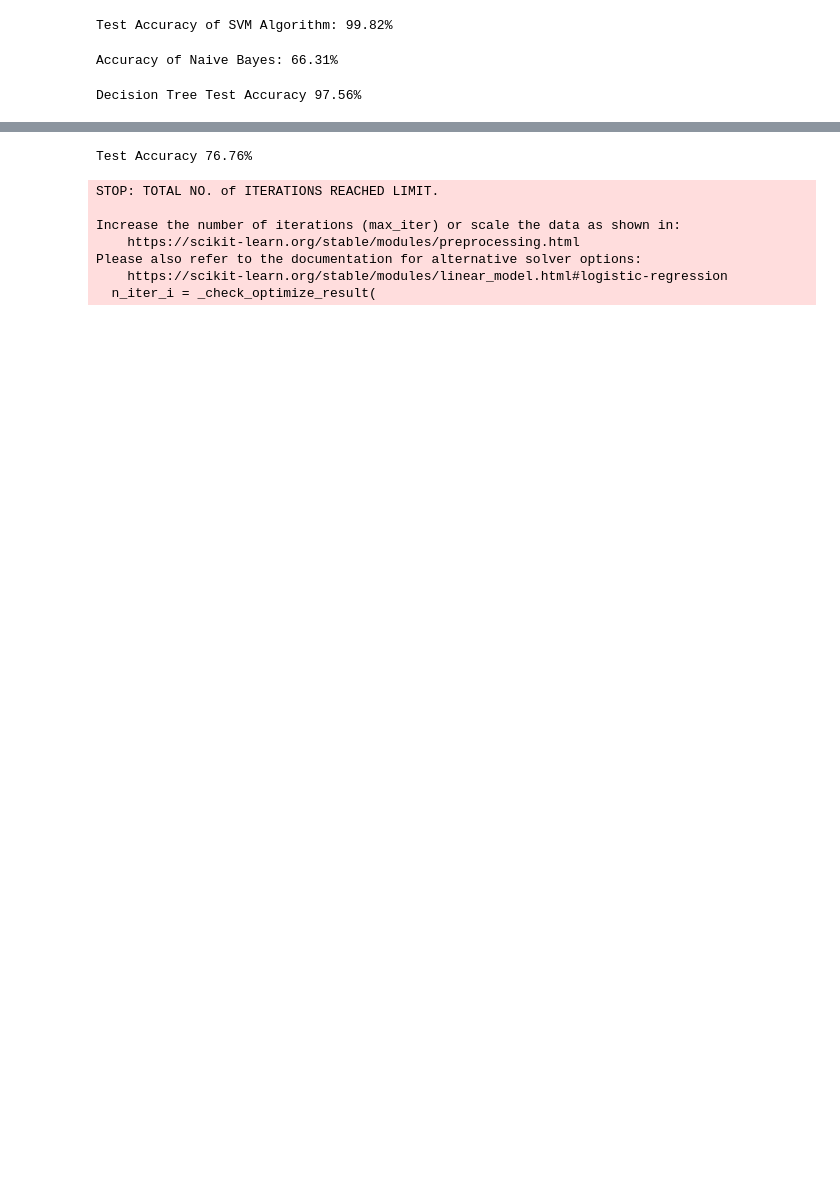
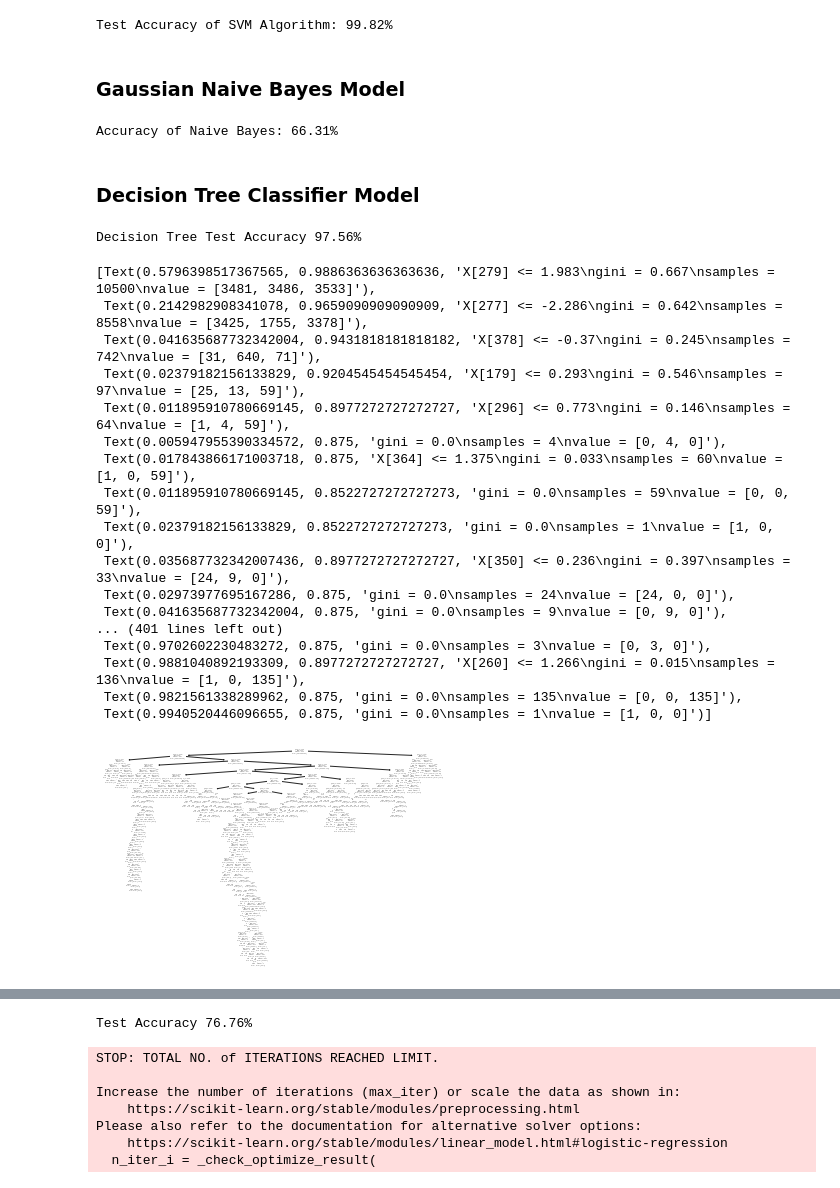
Before and after one commit to veysiadn/acustic-emission-models, a Jupyter notebook: sklearn_tests.ipynb, the cells around one changed output, grey strips where cells are left out. Cells and saved outputs as stored; diff of their text form; code cells hidden in the pictures; blank space fills up the shorter version.

```diff
--- a/sklearn_tests.ipynb
+++ b/sklearn_tests.ipynb
@@ -333,6 +326,8 @@ accuracies['SVM'] = acc
 print("Test Accuracy of SVM Algorithm: {:.2f}%".format(acc))
 # %% [output]
 Test Accuracy of SVM Algorithm: 99.82%
+# %% [markdown]
+### Gaussian Naive Bayes Model
 # %%
 from sklearn.naive_bayes import GaussianNB
 nb = GaussianNB()
@@ -343,5 +338,7 @@ accuracies['Naive Bayes'] = acc
 print("Accuracy of Naive Bayes: {:.2f}%".format(acc))
 # %% [output]
 Accuracy of Naive Bayes: 66.31%
+# %% [markdown]
+### Decision Tree Classifier Model
 # %%
 from sklearn.tree import DecisionTreeClassifier
@@ -353,3 +351,24 @@ accuracies['Decision Tree'] = acc
 print("Decision Tree Test Accuracy {:.2f}%".format(acc))
 # %% [output]
 Decision Tree Test Accuracy 97.56%
+# %%
+tree.plot_tree(dtc)
+# %% [output]
+[Text(0.5796398517367565, 0.9886363636363636, 'X[279] <= 1.983\ngini = 0.667\nsamples = 10500\nvalue = [3481, 3486, 3533]'),
+ Text(0.2142982908341078, 0.9659090909090909, 'X[277] <= -2.286\ngini = 0.642\nsamples = 8558\nvalue = [3425, 1755, 3378]'),
+ Text(0.041635687732342004, 0.9431818181818182, 'X[378] <= -0.37\ngini = 0.245\nsamples = 742\nvalue = [31, 640, 71]'),
+ Text(0.02379182156133829, 0.9204545454545454, 'X[179] <= 0.293\ngini = 0.546\nsamples = 97\nvalue = [25, 13, 59]'),
+ Text(0.011895910780669145, 0.8977272727272727, 'X[296] <= 0.773\ngini = 0.146\nsamples = 64\nvalue = [1, 4, 59]'),
+ Text(0.005947955390334572, 0.875, 'gini = 0.0\nsamples = 4\nvalue = [0, 4, 0]'),
+ Text(0.017843866171003718, 0.875, 'X[364] <= 1.375\ngini = 0.033\nsamples = 60\nvalue = [1, 0, 59]'),
+ Text(0.011895910780669145, 0.8522727272727273, 'gini = 0.0\nsamples = 59\nvalue = [0, 0, 59]'),
+ Text(0.02379182156133829, 0.8522727272727273, 'gini = 0.0\nsamples = 1\nvalue = [1, 0, 0]'),
+ Text(0.035687732342007436, 0.8977272727272727, 'X[350] <= 0.236\ngini = 0.397\nsamples = 33\nvalue = [24, 9, 0]'),
+ Text(0.02973977695167286, 0.875, 'gini = 0.0\nsamples = 24\nvalue = [24, 0, 0]'),
+ Text(0.041635687732342004, 0.875, 'gini = 0.0\nsamples = 9\nvalue = [0, 9, 0]'),
+... (401 lines left out)
+ Text(0.9702602230483272, 0.875, 'gini = 0.0\nsamples = 3\nvalue = [0, 3, 0]'),
+ Text(0.9881040892193309, 0.8977272727272727, 'X[260] <= 1.266\ngini = 0.015\nsamples = 136\nvalue = [1, 0, 135]'),
+ Text(0.9821561338289962, 0.875, 'gini = 0.0\nsamples = 135\nvalue = [0, 0, 135]'),
+ Text(0.9940520446096655, 0.875, 'gini = 0.0\nsamples = 1\nvalue = [1, 0, 0]')]
+[figure, added]
```
Also changed, not shown: parts of 13 cells of this notebook, 4 other files.
